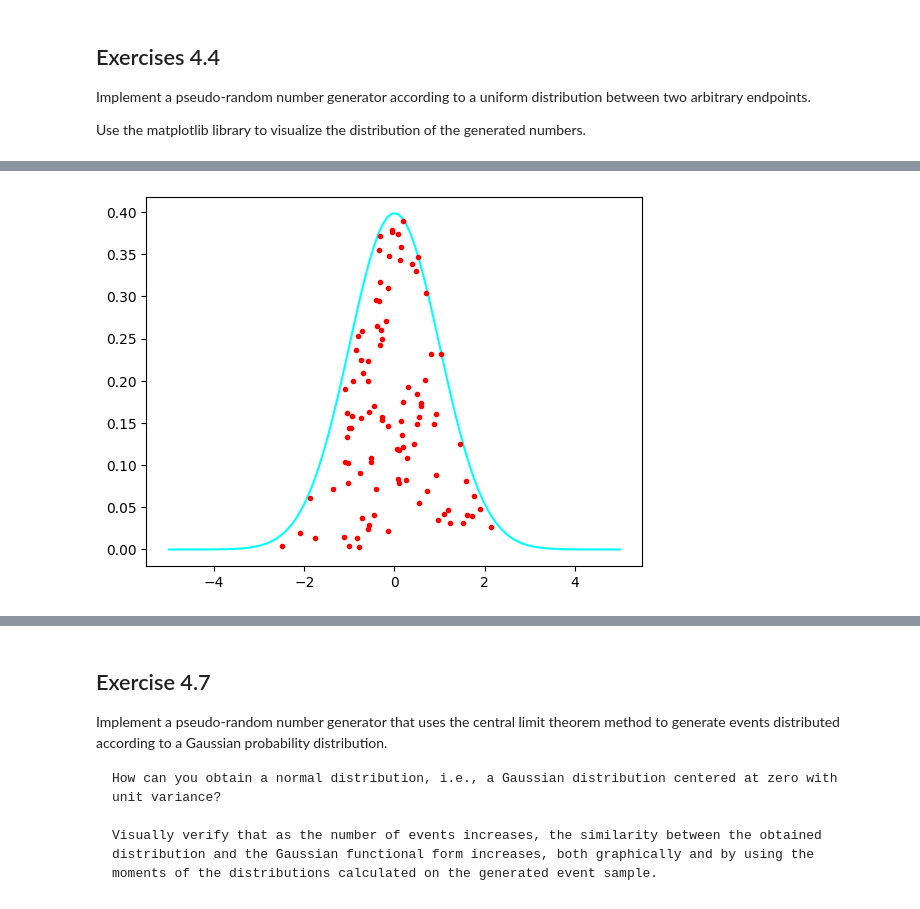
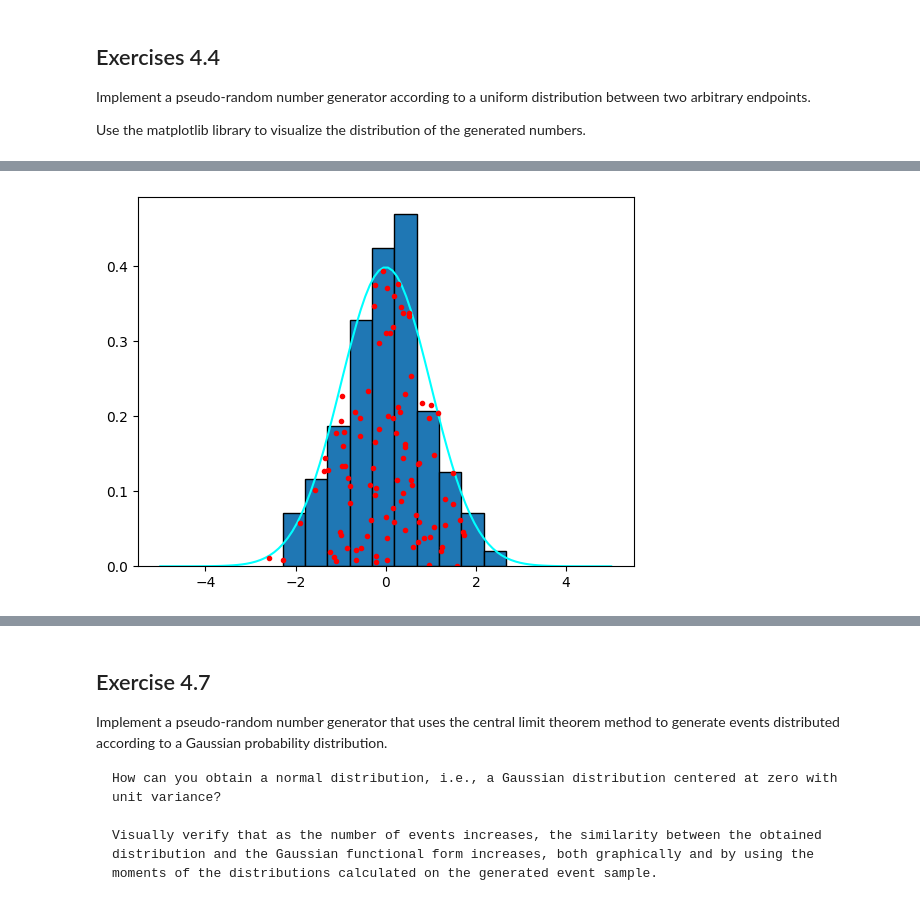
Before and after one commit to CarminatiGiovanni/LaboratorioCalcoloEStatistica, a Jupyter notebook: exercises_4_231023.ipynb, the cells around one changed output, grey strips where cells are left out. Cells and saved outputs as stored; diff of their text form; code cells hidden in the pictures.

```diff
--- a/exercises_4_231023.ipynb
+++ b/exercises_4_231023.ipynb
@@ -88,31 +93,40 @@ Implement a pseudo-random number generator that uses the try-and-catch method to
-# %%
-from random import random
-from matplotlib import pyplot as plt
-from scipy.stats import norm
-import numpy as np
-
-x = np.linspace(-5,5,100)
-norm_fix = norm (0, 1)
-
-def rand_range(min,max):
-  return random()*(max-min)+min
-
-def rand_TAC (f, xMin, xMax, yMax) :
-    x = rand_range (xMin, xMax)
-    y = rand_range (0, yMax)
-    while (y > f(x)) :
-        x = rand_range (xMin, xMax)
-        y = rand_range (0, yMax)
-    return (x,y)
-
-points = [rand_TAC(lambda x: norm.pdf(x,loc=0,scale=1),-5,5,1) for _ in range(0,100)]
-
-fig, ax = plt.subplots (nrows = 1, ncols = 1)
-ax.plot(x,norm_fix.pdf(x), color ='aqua')
-ax.plot(*zip(*points),'o',color='red',markersize=3)
-plt.show()
-# %% [output]
-[figure, removed]
+# %%
+from scipy.stats import norm
+import mylib.radom_numbers
+
+x = np.linspace(-5,5,100)
+norm_fix = norm (0, 1)
+
+def rand_TAC_points(f, xmin,xmax,ymax, size = 1):
+    l = np.empty(size,dtype=tuple)
+    for i in range(size):
+        randX = rand_uniform(xmin,xmax,size=1)
+        randY = rand_uniform(0,ymax,size=1)
+        while f(randX) < randY:
+            randX = rand_uniform(xmin,xmax,size=1)
+            randY = rand_uniform(0,ymax,size=1)
+        l[i] = (randX,randY)
+    return l[0] if size == 1 else l
+
+def rand_TAC(pdf,xmin,xmax,size=1):
+    l = np.empty(size,dtype=np.float64)
+    for i in range(size):
+        randX = rand_uniform(xmin,xmax,size=1)
+        while pdf(randX) < rand_uniform(0,1,size=1):
+            randX = rand_uniform(xmin,xmax,size=1)
+        l[i] = randX
+    return l[0] if size == 1 else l
+
+points = rand_TAC_points(lambda x: norm.pdf(x,loc=0,scale=1),-5,5,1,size=100)
+hists = rand_TAC(lambda x: norm.pdf(x,loc=0,scale=1),-5,5,size=400)
+
+fig, ax = plt.subplots (nrows = 1, ncols = 1)
+ax.hist(hists,edgecolor='black',density=True)
+ax.plot(x,norm_fix.pdf(x), color ='aqua')
+ax.plot(*zip(*points),'o',color='red',markersize=3)
+plt.show()
+# %% [output]
+[figure, added]
 # %% [markdown]
 ## Exercise 4.6
 Implement a pseudo-random number generator that uses the inverse function method to generate events distributed according to an exponential probability distribution.
```
Also changed, not shown: parts of 6 cells of this notebook, 1 other file.
